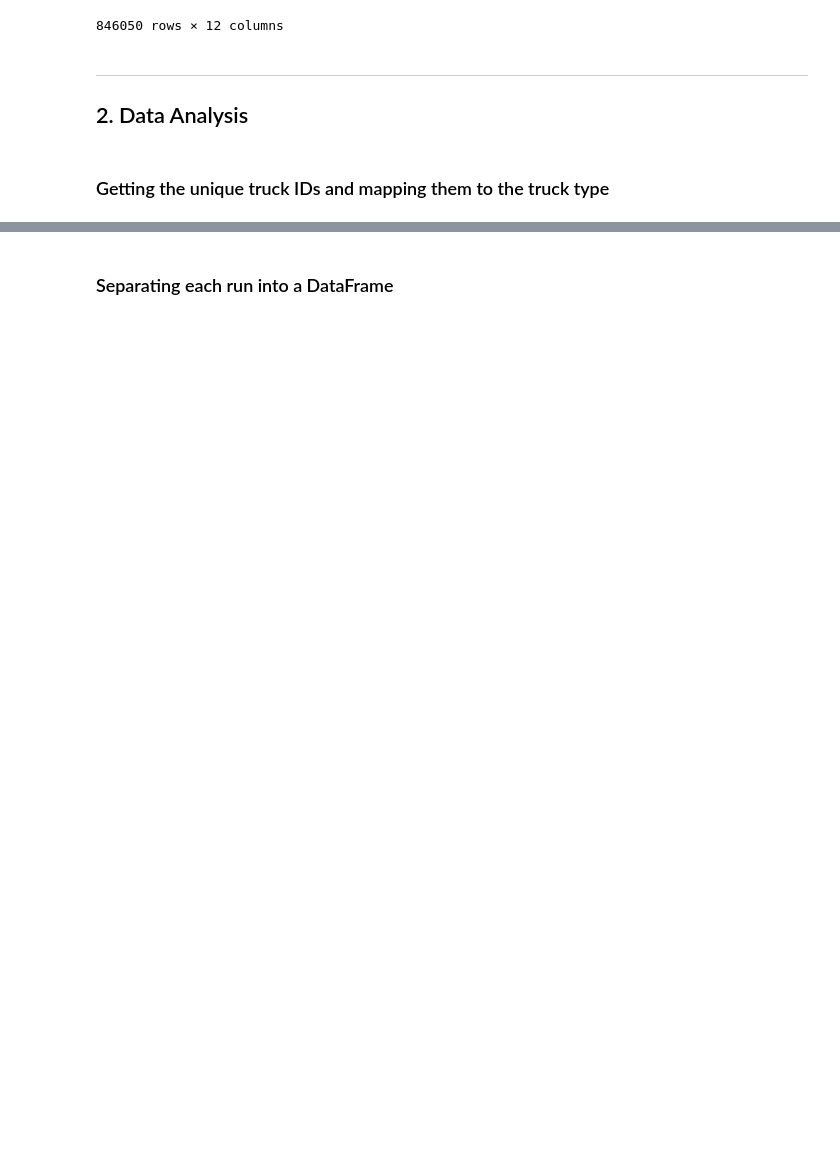
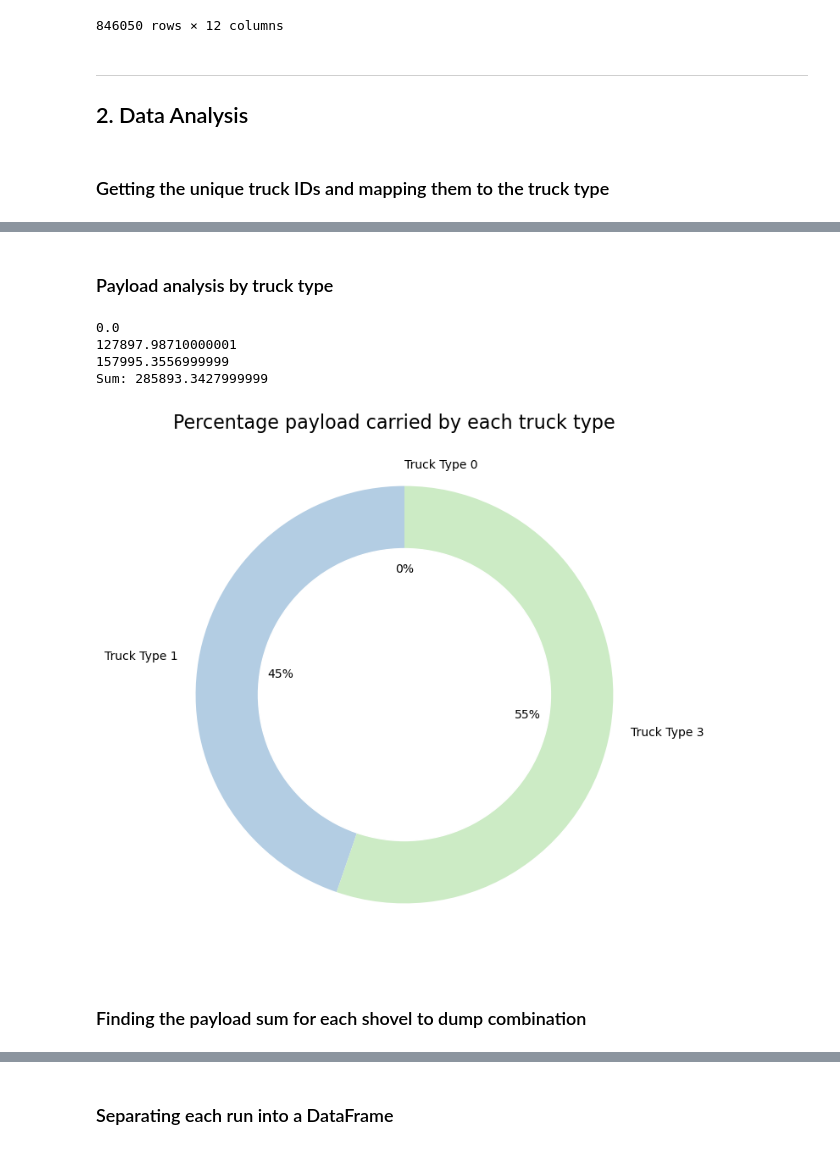
Before and after one commit to baumannkev/QDS_Hacks, a Jupyter notebook: Tracy_QDS_2023.ipynb, the cells around one changed output, grey strips where cells are left out. Saved outputs shown, nothing was run; the diff lists cells and outputs as text; code cells hidden in the pictures; blank space fills up the shorter version.

```diff
--- a/Tracy_QDS_2023.ipynb
+++ b/Tracy_QDS_2023.ipynb
@@ -106,15 +156,3 @@ df_dropNA.dropna(inplace=True)
 print(df_dropNA.shape)
 # %% [output]
 (846050, 12)
-# %%
-# Change Status and IDs to categorical data
-
-col_names = ['STATUS', 'TRUCK_ID', 'TRUCK_TYPE_ID', 'SHOVEL_ID', 'DUMP_ID', 'RND']
-
-for col in col_names:
-    df_dropNA[col] = df_dropNA[col].astype('category')
-
-print(df_dropNA.dtypes)
-
-df_cleaned = df_dropNA.copy()
-df_cleaned.head()
@@ -266,0 +261,35 @@ Total records of TRUCK TYPE 3: 652011
+# %% [markdown]
+### Payload analysis by truck type
+# %%
+payload_sum_truck_type_0 = sum(df_copy[df_copy['TRUCK_TYPE_ID'] == 0]['PAYLOAD'].unique())
+print(payload_sum_truck_type_0)
+payload_sum_truck_type_1 = sum(df_copy[df_copy['TRUCK_TYPE_ID'] == 1]['PAYLOAD'].unique())
+print(payload_sum_truck_type_1)
+payload_sum_truck_type_3 = sum(df_copy[df_copy['TRUCK_TYPE_ID'] == 3]['PAYLOAD'].unique())
+print(payload_sum_truck_type_3)
+
+payload_sum = payload_sum_truck_type_0 + payload_sum_truck_type_1 + payload_sum_truck_type_3
+print('Sum: ' + str(payload_sum))
+
+# Conclusion: Truck type 0 does not transport any payload throughout the week - inefficiency?
+# %% [output]
+0.0
+127897.98710000001
+157995.3556999999
+Sum: 285893.3427999999
+# %%
+labels2 = ['Truck Type 0', 'Truck Type 1', 'Truck Type 3']
+sizes2 = [payload_sum_truck_type_0, payload_sum_truck_type_1, payload_sum_truck_type_3]
+
+my_circle = plt.Circle( (0,0), 0.7, color='white')
+
+plt.pie(sizes2, labels=labels2, colors=Pastel1_7.hex_colors, autopct='%1.0f%%', startangle=90)
+p = plt.gcf()
+p.gca().add_artist(my_circle)
+plt.suptitle('Percentage payload carried by each truck type', size=16, y=0.91)
+
+plt.show()
+# %% [output]
+[figure, added]
+# %% [markdown]
+### Finding the payload sum for each shovel to dump combination
```
Also changed, not shown: parts of 41 cells of this notebook.
